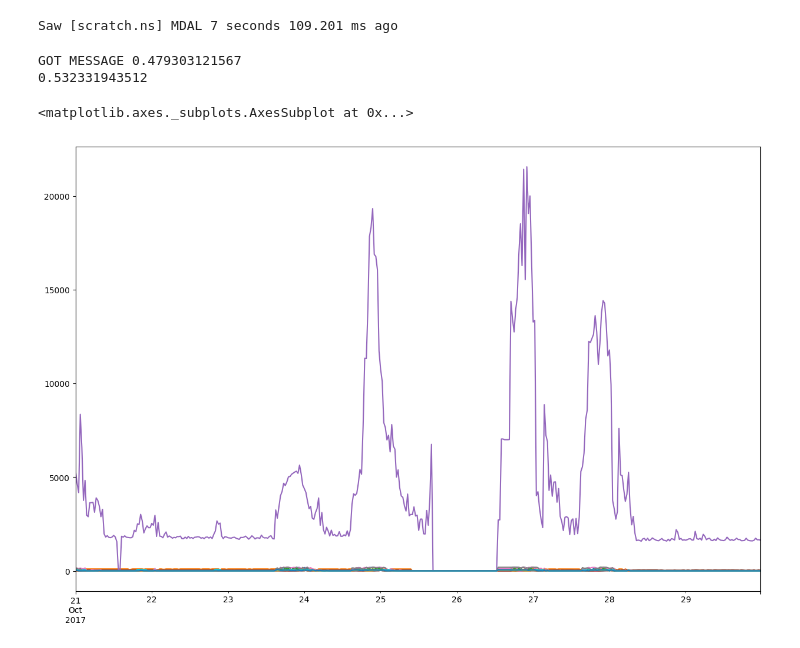
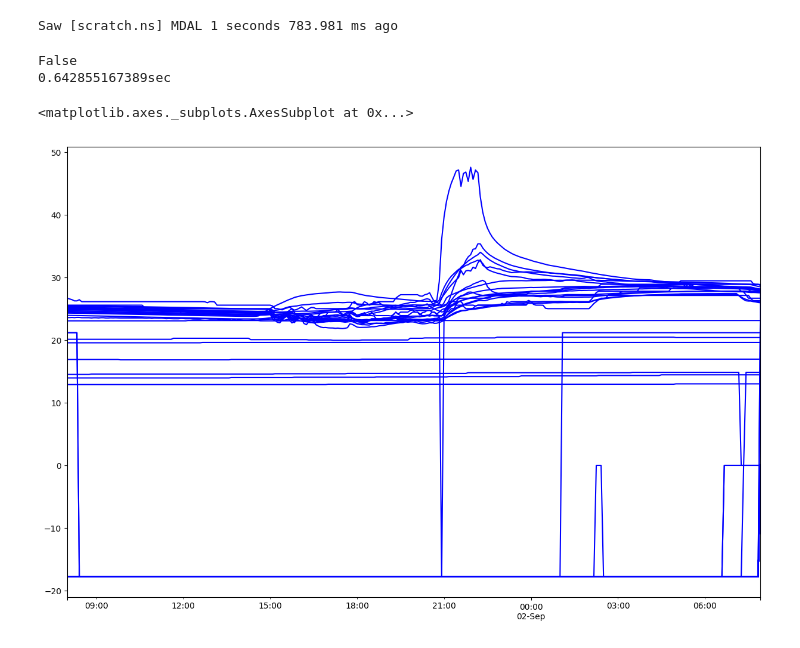
Before and after one commit to gtfierro/mdal, a Jupyter notebook: python/Demo.ipynb, the cells around one changed output. Drawn from its saved outputs; the diff is of its cells as text; code cells hidden in the pictures.

```diff
--- a/python/Demo.ipynb
+++ b/python/Demo.ipynb
@@ -18,44 +1,38 @@ COUNT = 1 << 4
-# %%
-from client import MDALClient
-mdal = MDALClient("scratch.ns")
-# %% [output]
-Saw [scratch.ns] MDAL 7 seconds 109.201 ms ago
+# %%
+%matplotlib inline
+from xbos.services import mdal
+import time
+client = mdal.BOSSWAVEMDALClient("scratch.ns")
+# %% [output]
+Saw [scratch.ns] MDAL 1 seconds 783.981 ms ago
 # %%
 query = {
-    "Composition": ["meter"],
-    "Selectors": [MEAN, MEAN],
+    "Composition": ["temp"],
+    "Selectors": [mdal.MEAN],
     "Variables": [
-        {"Name": "meter",
-         "Definition": "SELECT ?meter_uuid WHERE { ?meter rdf:type/rdfs:subClassOf* brick:Electric_Meter . ?meter bf:uuid ?meter_uuid . };",
-         "Units": "W",
-        },
         {"Name": "temp",
-         "Definition": "SELECT ?temp_uuid WHERE { ?temp rdf:type/rdfs:subClassOf* brick:Temperature_Sensor . ?temp bf:uuid ?temp_uuid . ?temp bf:isLocatedIn/bf:type brick:Room . };",
+         "Definition": "SELECT ?temp_uuid WHERE { ?temp rdf:type/rdfs:subClassOf* brick:Temperature_Sensor . ?temp bf:uuid ?temp_uuid .};",
          "Units": "C",
         },
     ],
     "Time": {
-        "T0": "2017-10-21 00:00:00",
-        "T1": "2017-10-30 00:00:00",
-        "WindowSize": int(1e9*60*30),
+        "T0": "2017-09-01 08:00:00",
+        "T1": "2017-09-02 08:00:00",
+        "WindowSize": "5m",
         "Aligned": True,
-    },
-    "Params": {
-        "Statistical": False,
-        "Window": True,
     },
 }
 t = time.time()
-resp = mdal.do_query(query,timeout=120)
+resp = client.do_query(query,timeout=60)
 t2 = time.time()
-print (t2-t)
+print str(t2-t) + "sec"
 # %% [output]
-GOT MESSAGE 0.479303121567
-0.532331943512
+False
+0.642855167389sec
 # %%
 df = resp['df']
 # %%
-df.plot(legend=False, figsize=(15,10))
+df.plot(style='b-',legend=False, figsize=(15,10))
 # %% [output]
 <matplotlib.axes._subplots.AxesSubplot at 0x...>
-[figure, old version]
+[figure, new version]
```
Also changed, not shown: parts of 1 cell of this notebook.
